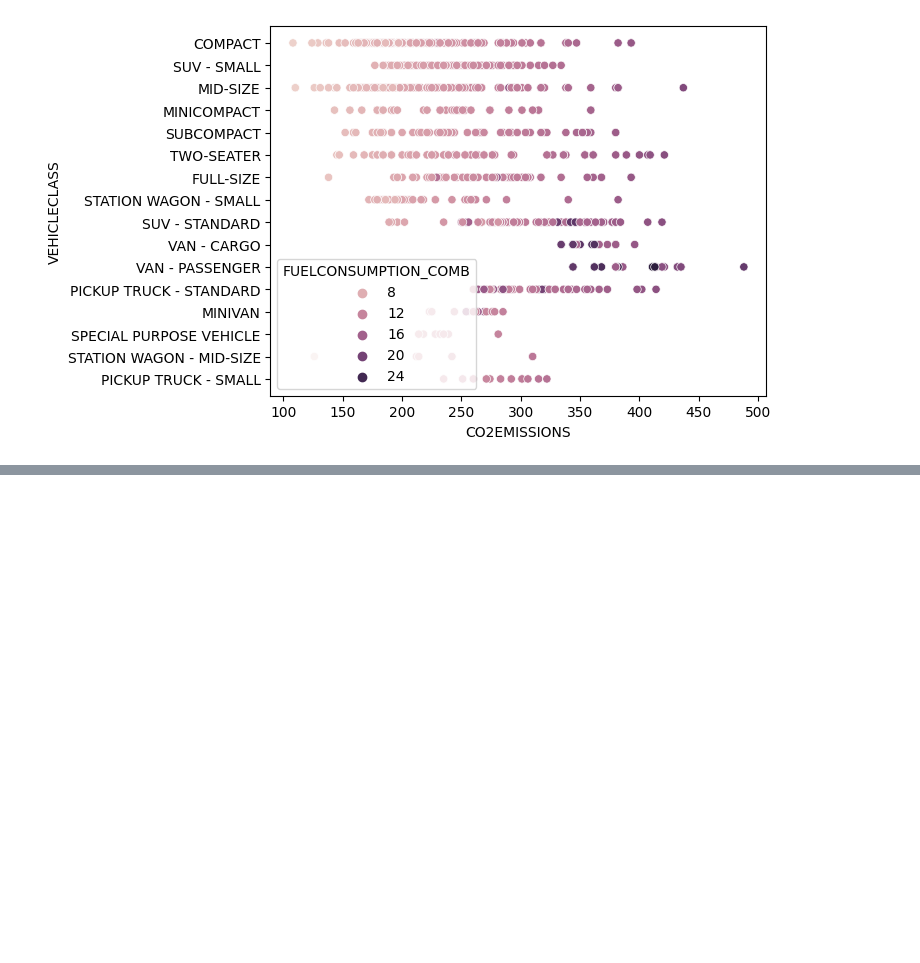
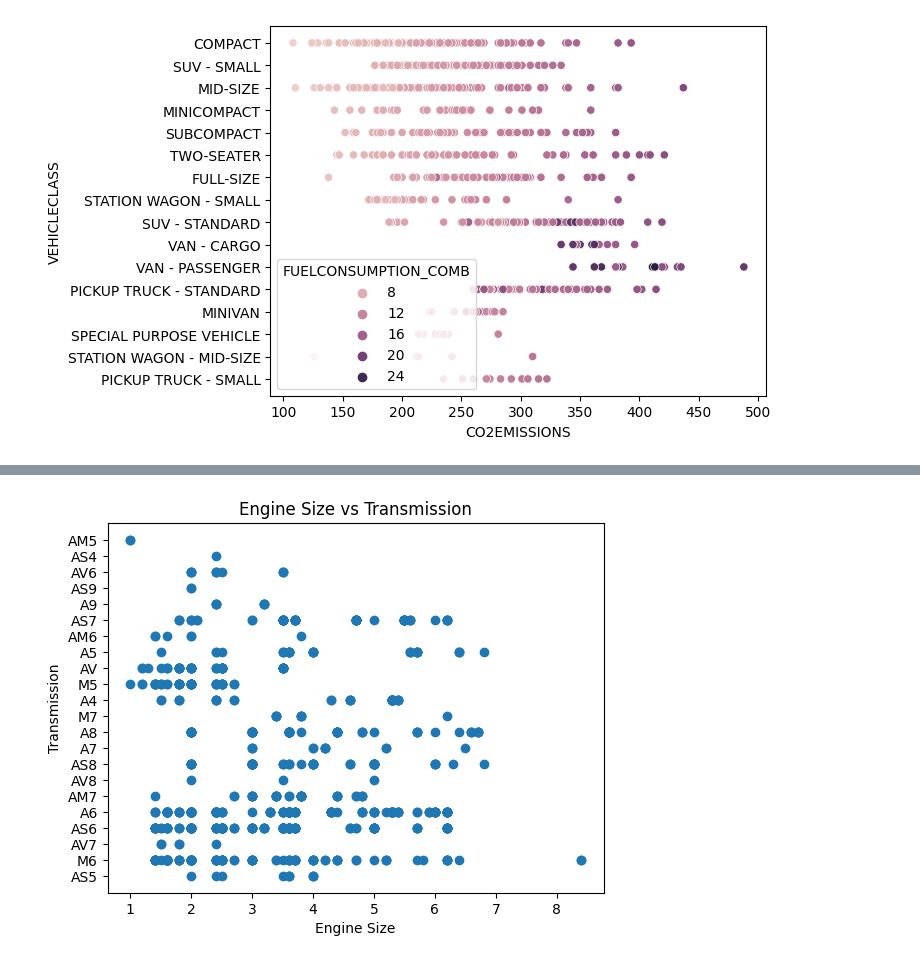
Before and after one commit to juneedpk/vscode-jupyter, a Jupyter notebook: fuel_eda.ipynb, the cells around one changed output, grey strips where cells are left out. Saved outputs shown, nothing was run; the diff lists cells and outputs as text; code cells hidden in the pictures; blank space fills up the shorter version.

```diff
--- a/fuel_eda.ipynb
+++ b/fuel_eda.ipynb
@@ -151,0 +157,19 @@ sns.scatterplot(data=fl,x=('CO2EMISSIONS'),y=('VEHICLECLASS'),hue='FUELCONSUMPTI
+# %%
+
+import matplotlib.pyplot as plt
+
+# Create a figure and axes
+fig, ax = plt.subplots()
+
+# Plot the data
+ax.scatter(fl['ENGINESIZE'], fl['TRANSMISSION'])
+
+# Set labels and title
+ax.set_xlabel('Engine Size')
+ax.set_ylabel('Transmission')
+ax.set_title('Engine Size vs Transmission')
+
+# Show the plot
+plt.show()
+# %% [output]
+[figure, added]
```
Also changed, not shown: parts of 2 cells of this notebook, 1 other file.
